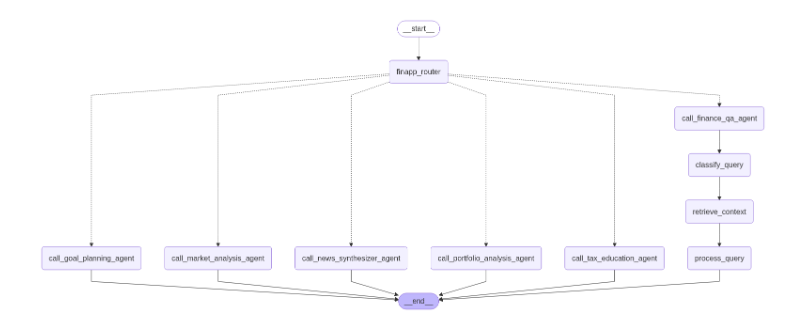
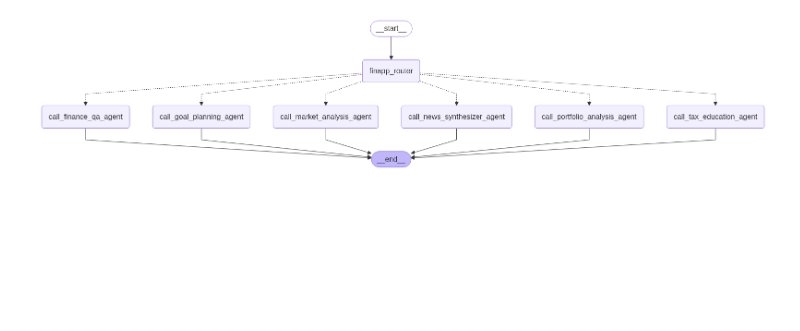
Before and after one commit to pelimban06/agentic_ai_dev, a Jupyter notebook: finapp/FinanceApp.ipynb, the cells around one changed output. Drawn from its saved outputs; the diff is of its cells as text; code cells hidden in the pictures; blank space fills up the shorter version.

```diff
--- a/finapp/FinanceApp.ipynb
+++ b/finapp/FinanceApp.ipynb
@@ -29,7 +30,7 @@ llm = ChatOpenAI(
 # %%
 # AgentState
 class AgentState(TypedDict):
-    hist_messages: List[Dict[str, str]]  # Conversation history
+    query_history: Annotated[List[BaseMessage], add_messages]
     system_prompt: str              # System prompt
     user_input: str
     query_type: str
@@ -50,3 +45,8 @@ class Route(BaseModel):
 
 # Agument the LLM with schema for structured output
 router = llm.with_structured_output(Route)
+# %%
+def debug_print(message, level="INFO"):
+    """Print debug messages with timestamp and level."""
+    timestamp = datetime.now().strftime("%Y-%m-%d %H:%M:%S")
+    print(f"[{timestamp}] {level}: {message}")
@@ -56,22 +81,12 @@ You are a Finance Q&A Agent designed to provide accurate, clear, and accessible
 """
 # %%
-from langchain_core.messages import SystemMessage, HumanMessage
-#from langchain_core.messages import SystemMessage, HumanMessage
 # Nodes
 def call_finance_qa_agent(state: AgentState):
-	#""" Finance Q&A Agent """
+    """ Finance Q&A Agent """
 
-	print(" Finance Q&A Agent: Handles general financial education queries ")
-	#result = llm.invoke(state["user_input"])
-	state["system_prompt"] = FIN_SYSTEM_PROMPT
-	ret_state = classify_query(state)
-
-	#print(ret_state['query_type'])
-	if ret_state['query_type'] == 'real_time':
-		ret_state = retrieve_context(ret_state)
-
-	return ret_state
-
+    debug_print("Finance QnA Agent: Handles general financial education queries")
+    result = llm.invoke(state["user_input"])
+    return {"output": result.content}
 
 def call_portfolio_analysis_agent(state: AgentState):
 	""" Portfolio Analysis Agent """
@@ -115,11 +130,7 @@ def finapp_router(state: AgentState):
   # Run the agumented LLM with strctured output to serve as routing logic
   decision = router.invoke(
 		[
-			SystemMessage(
-				content="Route the user_input to finance, portfolio, market, goal, news or tax based on user request"
-			),
-			HumanMessage(content=state["user_input"]),
-
+			SystemMessage(content=router_system_prompt), HumanMessage(content=state["user_input"]),
 		]
 	)
   print(f"decision: {decision.step}")
@@ -134,7 +145,6 @@ def route_decision(state: AgentState):
 	if decision_str is None:
 		return "call_finance_qa_agent"
 
-
 	if decision_str == 'finance':
 		return "call_finance_qa_agent"
 	elif decision_str == 'portfolio':
@@ -216,11 +163,6 @@ router_builder = StateGraph(AgentState)
 
 # Add nodes
 router_builder.add_node("call_finance_qa_agent", call_finance_qa_agent)
-
-router_builder.add_node("classify_query", classify_query)
-router_builder.add_node("retrieve_context", retrieve_context)
-router_builder.add_node("process_query", process_query)
-
 router_builder.add_node("call_goal_planning_agent", call_goal_planning_agent)
 router_builder.add_node("call_market_analysis_agent", call_market_analysis_agent)
 router_builder.add_node("call_news_synthesizer_agent", call_news_synthesizer_agent)
@@ -229,38 +171,33 @@ router_builder.add_node("call_tax_education_agent", call_tax_education_agent)
 
 router_builder.add_node("finapp_router", finapp_router)
 
 # Add edges to connect nodes
 router_builder.add_edge(START, "finapp_router")
 router_builder.add_conditional_edges(
     "finapp_router",
     route_decision,
     {  # Name returned by route_decision : Name of next node to visit
         "call_finance_qa_agent": "call_finance_qa_agent",
         "call_goal_planning_agent": "call_goal_planning_agent",
         "call_market_analysis_agent": "call_market_analysis_agent",
         "call_news_synthesizer_agent": "call_news_synthesizer_agent",
         "call_portfolio_analysis_agent": "call_portfolio_analysis_agent",
         "call_tax_education_agent": "call_tax_education_agent",
     },
 )
 
-#router_builder.add_edge("call_finance_qa_agent", END)
-router_builder.add_edge("call_finance_qa_agent", "classify_query")
-router_builder.add_edge("classify_query", "retrieve_context")
-router_builder.add_edge("retrieve_context", "process_query")
-router_builder.add_edge("process_query", END)
-
+router_builder.add_edge("call_finance_qa_agent", END)
 router_builder.add_edge("call_goal_planning_agent", END)
 router_builder.add_edge("call_market_analysis_agent", END)
 router_builder.add_edge("call_news_synthesizer_agent", END)
 router_builder.add_edge("call_portfolio_analysis_agent", END)
 router_builder.add_edge("call_tax_education_agent", END)
 
 # compile workflow
 router_workflow = router_builder.compile()
 
 # Show the workflow
 display(Image(router_workflow.get_graph().draw_mermaid_png()))
 # %% [output]
-[figure, old version]
+[figure, new version]
 # %%
```
Also changed, not shown: parts of 10 cells of this notebook, 1 other file.
